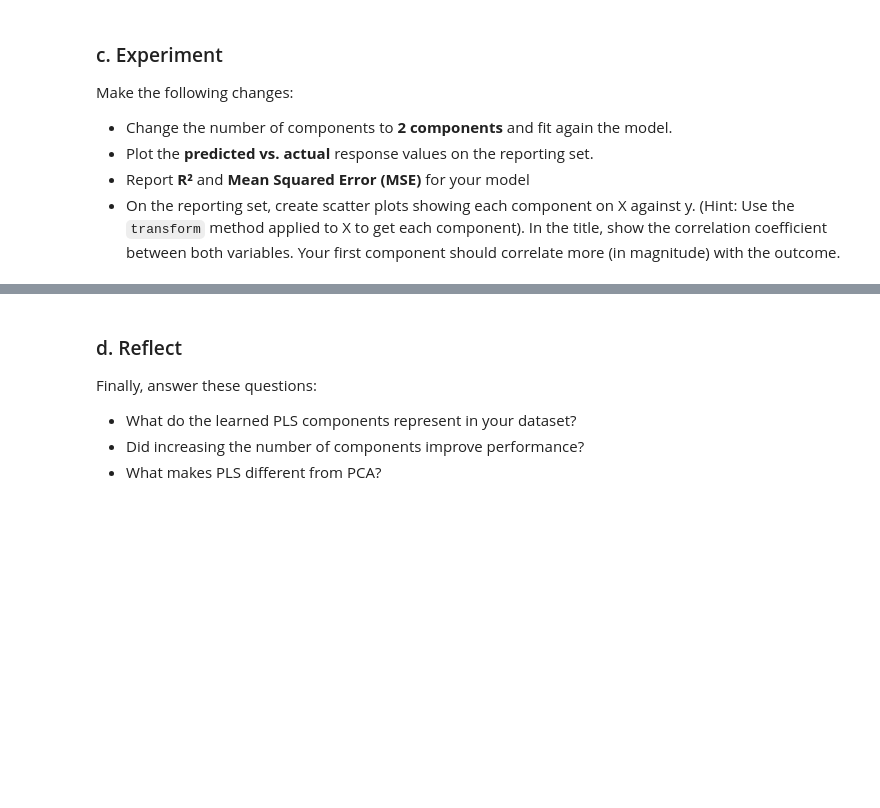
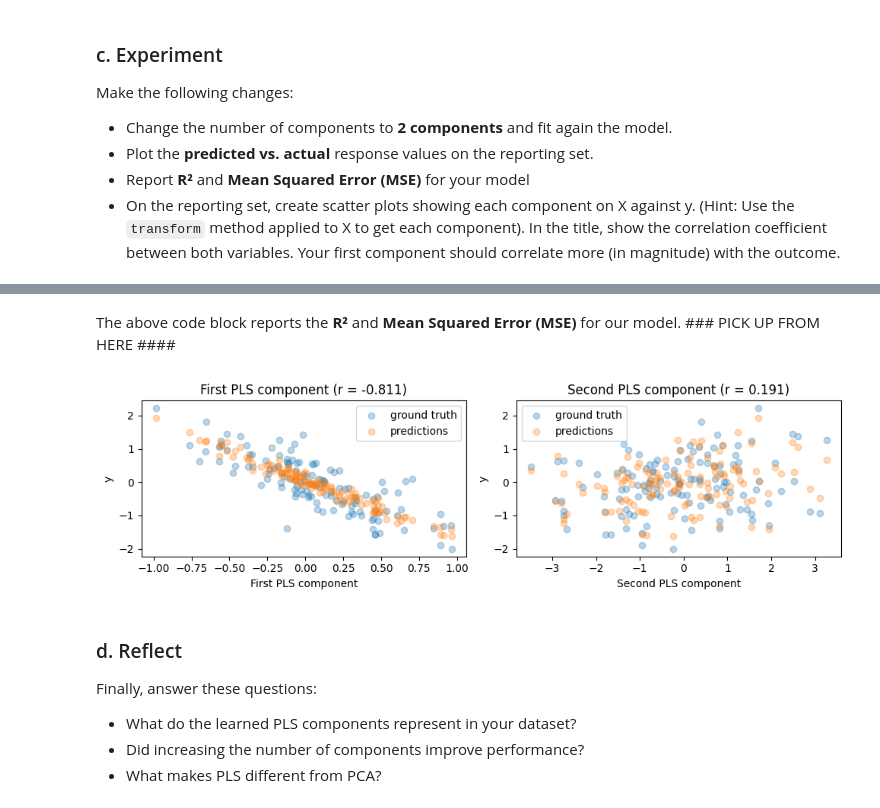
Before and after one commit to laine-goldmacher/ML-Labs, a Jupyter notebook: 01-partial-least-squares.ipynb, the cells around one changed output, grey strips where cells are left out. Cells and saved outputs as stored; diff of their text form; code cells hidden in the pictures; blank space fills up the shorter version.

```diff
--- a/01-partial-least-squares.ipynb
+++ b/01-partial-least-squares.ipynb
@@ -63,3 +114,36 @@ Make the following changes:
+# %% [markdown]
+The above code block reports the **R²** and **Mean Squared Error (MSE)** for our model. ### PICK UP FROM HERE ####
+# %%
+import matplotlib.pyplot as plt
+
+X_components = pls.transform(X_test)
+r1 = np.corrcoef(X_components[:, 0], np.asarray(y_test).ravel())[0, 1]
+r2 = np.corrcoef(X_components[:, 1], np.asarray(y_test).ravel())[0, 1]
+
+fig, axes = plt.subplots(1, 2, figsize=(10, 3))
+
+axes[0].scatter(X_components[:, 0], y_test, alpha=0.3, label="ground truth")
+axes[0].scatter(X_components[:, 0], pls.predict(X_test).ravel(), alpha=0.3, label="predictions")
+axes[0].set(
+    xlabel="First PLS component",
+    ylabel="y",
+    title=f"First PLS component (r = {r1:.3f})",
+)
+axes[0].legend()
+
+axes[1].scatter(X_components[:, 1], y_test, alpha=0.3, label="ground truth")
+axes[1].scatter(X_components[:, 1], pls.predict(X_test).ravel(), alpha=0.3, label="predictions")
+axes[1].set(
+    xlabel="Second PLS component",
+    ylabel="y",
+    title=f"Second PLS component (r = {r2:.3f})",
+)
+axes[1].legend()
+
+plt.tight_layout()
+plt.show()
+# %% [output]
+[figure, added]
 # %% [markdown]
 ### d. Reflect
 Finally, answer these questions:
```
Also changed, not shown: parts of 7 cells of this notebook.
